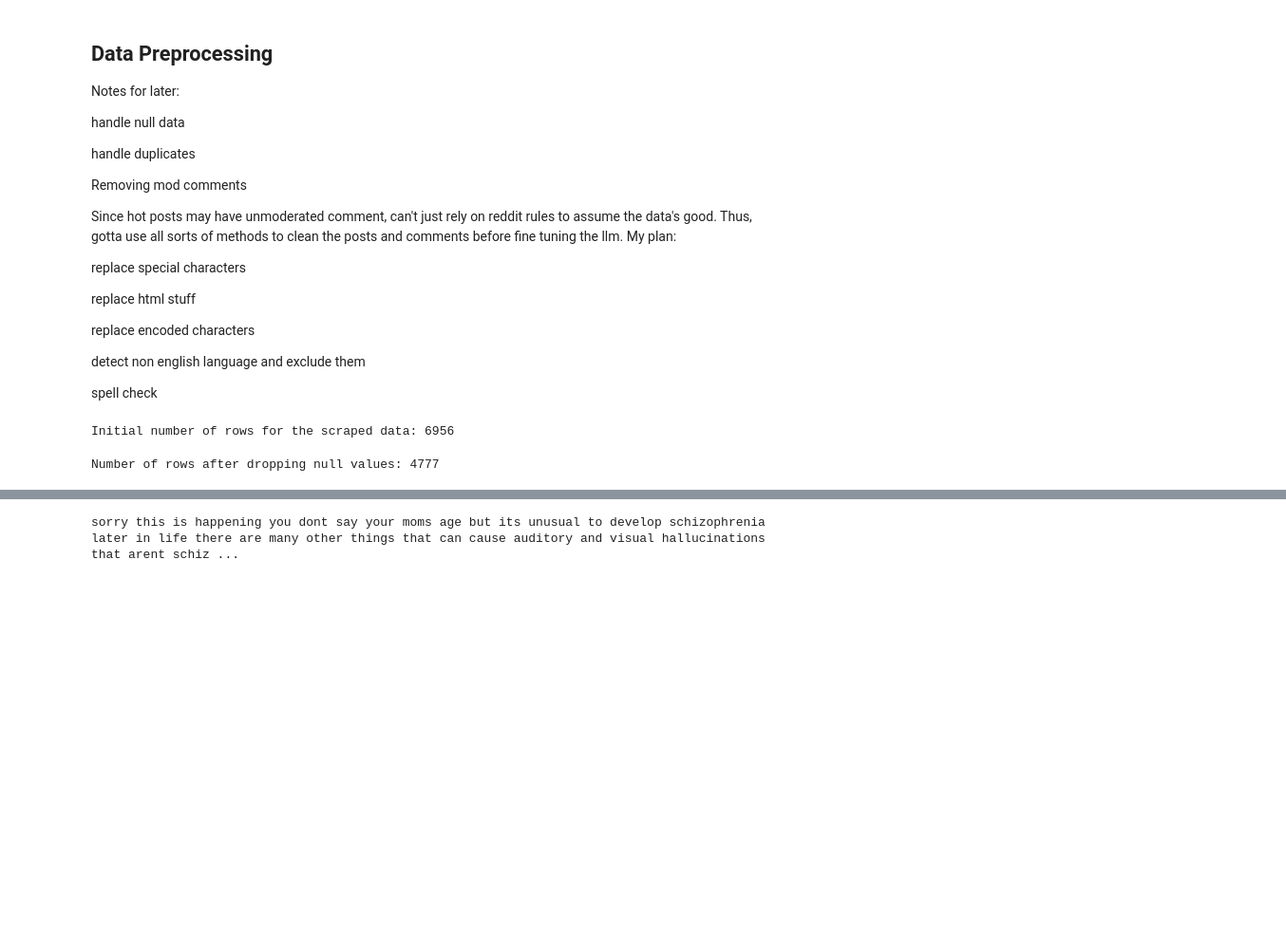
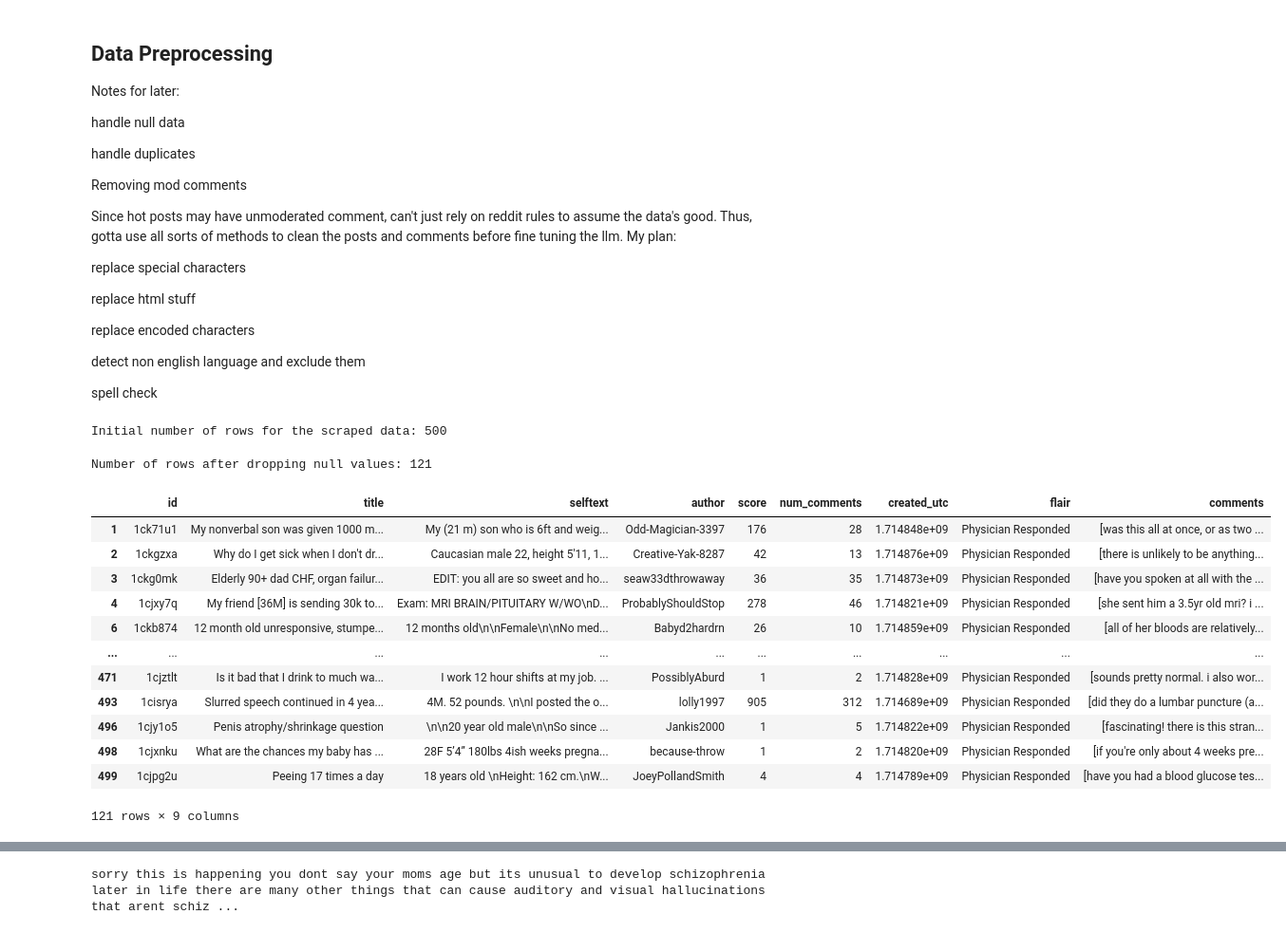
Before and after one commit to 8dsasb/AskDocLLM, a Jupyter notebook: assignment_shasanka.ipynb, the cells around one changed output, grey strips where cells are left out. Shown at 95% size. Drawn from its saved outputs; the diff is of its cells as text; code cells hidden in the pictures; blank space fills up the shorter version.

```diff
--- a/assignment_shasanka.ipynb
+++ b/assignment_shasanka.ipynb
@@ -153,12 +182,14 @@ detect non english language and exclude them
 spell check
 # %%
 #null data handling
+final_data = pd.read_csv('ScrapeAskDoc_hotdata.csv')
 print(f"Initial number of rows for the scraped data: {len(final_data)}")
 # %% [output]
-Initial number of rows for the scraped data: 6956
+Initial number of rows for the scraped data: 500
 # %%
 mdi = MarkdownIt()
 # %%
+#old clean text
 def clean_text(text, author):
     # Skip processing for bot authors or deleted/removed content
     if author in ('AskDocs-ModTeam', 'AutoModerator') or text in ('[removed]', '[deleted]'):
@@ -187,7 +218,7 @@ def clean_text(text, author):
     text = text.lower()  # Normalize case
     text = re.sub(r'http\S+', '', text)  # Remove URLs
     text = re.sub(r'\s+', ' ', text).strip()  # Remove extra spaces
-    text = re.sub(r'[^\w\s]', '', text)  # Remove punctuation
+    #text = re.sub(r'[^\w\s]', '', text)  # Remove punctuation
     text = emojis.sub(r'', text)
 
     return text
@@ -208,0 +248,29 @@ final_data['comments'] = final_data.apply(lambda row: clean_comments(row['commen
+# %%
+def clean_text(text, author):
+    if author in ('AskDocs-ModTeam', 'AutoModerator') or text in ('[removed]', '[deleted]'):
+        return None
+
+    emojis = re.compile(
+        "["
+        u"\U0001F600-\U0001F64F"  # emoticons
+        u"\U0001F300-\U0001F5FF"  # symbols & pictographs
+        u"\U0001F680-\U0001F6FF"  # transport & map symbols
+        u"\U0001F700-\U0001F77F"  # alchemical symbols
+        u"\U0001F780-\U0001F7FF"  # Geometric Shapes Extended
+        u"\U0001F800-\U0001F8FF"  # Supplemental Arrows-C
+        u"\U0001F900-\U0001F9FF"  # Supplemental Symbols and Pictographs
+        u"\U0001FA00-\U0001FA6F"  # Chess Symbols
+        u"\U0001FA70-\U0001FAFF"  # Symbols and Pictographs Extended-A
+        u"\U00002702-\U000027B0"  # Dingbats
+        u"\U000024C2-\U0001F251"
+        "]+", flags=re.UNICODE
+    )
+
+    # Normalize the case, remove URLs and extra whitespace, and strip emojis
+    text = html.unescape(text)
+    text = text.lower()
+    text = re.sub(r'http\S+', '', text)
+    text = re.sub(r'\s+', ' ', text).strip()
+    text = emojis.sub(r'', text)
+
+    return text
@@ -209,9 +293,25 @@ final_data['comments'] = final_data.apply(lambda row: clean_comments(row['commen
 # %%
-new_data = final_data.dropna()
+new_data = final_data.copy()
+new_data = new_data.dropna()
+#new_data = new_data.drop_duplicates()
 # final_data = final_data[final_data['comments'].str.len() > 5]
 print(f"Number of rows after dropping null values: {len(new_data)}")
 # %% [output]
-Number of rows after dropping null values: 4777
+Number of rows after dropping null values: 121
 # %%
-# new_data.to_csv('CleanData.csv', encoding = 'utf-8', index = False)
-# new_data.head(50)
+new_data.to_csv('LatestCleaned.csv', encoding = 'utf-8', index = False)
+new_data
+# %% [output]
+|  | id | title | selftext | author | score | num_comments | created_utc | flair | comments |
+| 1 | 1ck71u1 | My nonverbal son was given 1000 m... | My (21 m) son who is 6ft and weig... | Odd-Magician-3397 | 176 | 28 | 1.714848e+09 | Physician Responded | [was this all at once, or as two ... |
+| 2 | 1ckgzxa | Why do I get sick when I don't dr... | Caucasian male 22, height 5'11, 1... | Creative-Yak-8287 | 42 | 13 | 1.714876e+09 | Physician Responded | [there is unlikely to be anything... |
+| 3 | 1ckg0mk | Elderly 90+ dad CHF, organ failur... | EDIT: you all are so sweet and ho... | seaw33dthrowaway | 36 | 35 | 1.714873e+09 | Physician Responded | [have you spoken at all with the ... |
+| 4 | 1cjxy7q | My friend [36M] is sending 30k to... | Exam: MRI BRAIN/PITUITARY W/WO\nD... | ProbablyShouldStop | 278 | 46 | 1.714821e+09 | Physician Responded | [she sent him a 3.5yr old mri? i ... |
+| 6 | 1ckb874 | 12 month old unresponsive, stumpe... | 12 months old\n\nFemale\n\nNo med... | Babyd2hardrn | 26 | 10 | 1.714859e+09 | Physician Responded | [all of her bloods are relatively... |
+| ... | ... | ... | ... | ... | ... | ... | ... | ... | ... |
+| 471 | 1cjztlt | Is it bad that I drink to much wa... | I work 12 hour shifts at my job. ... | PossiblyAburd | 1 | 2 | 1.714828e+09 | Physician Responded | [sounds pretty normal. i also wor... |
+| 493 | 1cisrya | Slurred speech continued in 4 yea... | 4M. 52 pounds. \n\nI posted the o... | lolly1997 | 905 | 312 | 1.714689e+09 | Physician Responded | [did they do a lumbar puncture (a... |
+| 496 | 1cjy1o5 | Penis atrophy/shrinkage question | \n\n20 year old male\n\nSo since ... | Jankis2000 | 1 | 5 | 1.714822e+09 | Physician Responded | [fascinating! there is this stran... |
+| 498 | 1cjxnku | What are the chances my baby has ... | 28F 5’4” 180lbs 4ish weeks pregna... | because-throw | 1 | 2 | 1.714820e+09 | Physician Responded | [if you're only about 4 weeks pre... |
+| 499 | 1cjpg2u | Peeing 17 times a day | 18 years old \nHeight: 162 cm.\nW... | JoeyPollandSmith | 4 | 4 | 1.714789e+09 | Physician Responded | [have you had a blood glucose tes... |
+121 rows × 9 columns
```
Also changed, not shown: parts of 38 cells of this notebook, 1 other file.
